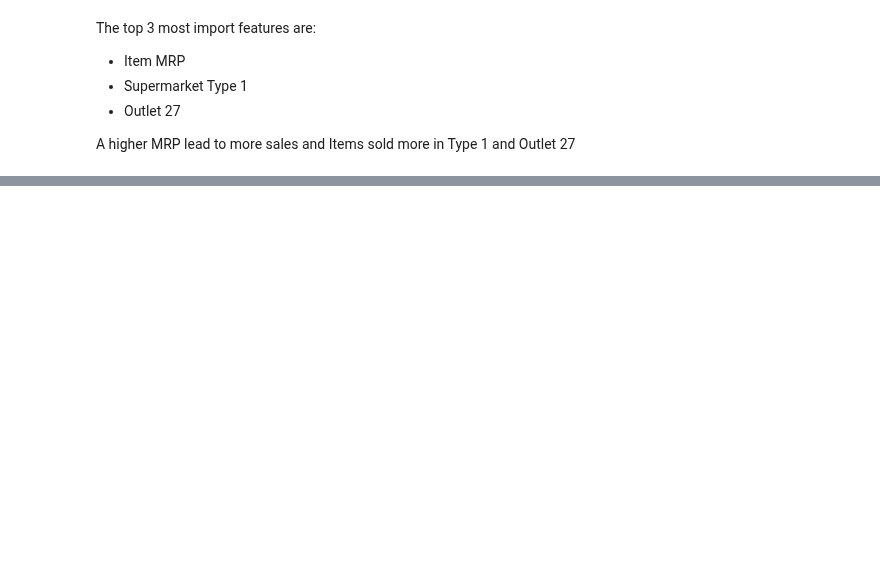
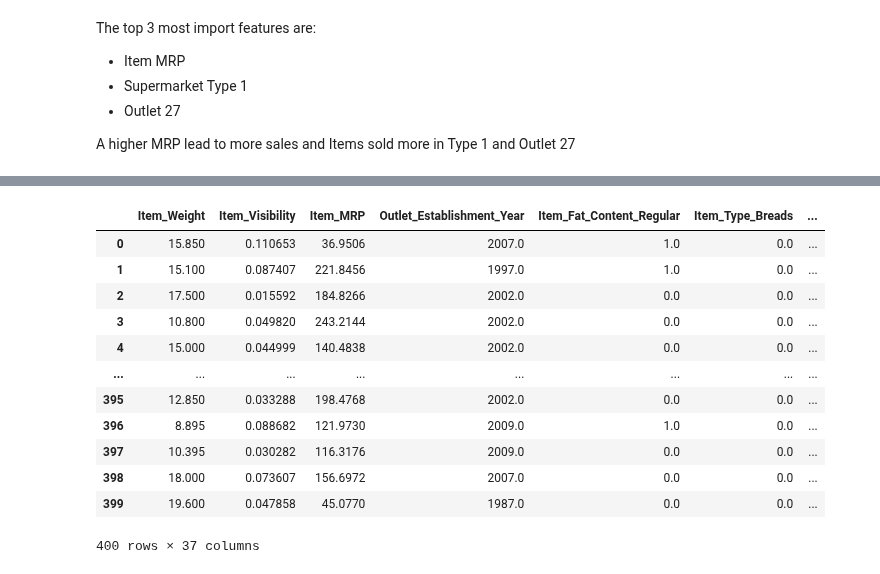
Before and after one commit to mikemenj/Assignments, a Jupyter notebook: DataViz/Week1/Project1/Explaining-Models-with-Shap.ipynb, the cells around one changed output, grey strips where cells are left out. Drawn from its saved outputs; the diff is of its cells as text; code cells hidden in the pictures; blank space fills up the shorter version.

```diff
--- a/DataViz/Week1/Project1/Explaining-Models-with-Shap.ipynb
+++ b/DataViz/Week1/Project1/Explaining-Models-with-Shap.ipynb
@@ -1,7 +1,7 @@
 # %%
 import pandas as pd
 import matplotlib.pyplot as plt
-
+import numpy as np
 from sklearn.model_selection import train_test_split
 from sklearn.compose import make_column_transformer, make_column_selector
 from sklearn.pipeline import make_pipeline
@@ -14,6 +14,7 @@ from sklearn.ensemble import RandomForestRegressor
 
 import joblib
 import shap
+pd.set_option('display.max_columns', None)
 # %% [markdown]
 # Load
 # %%
@@ -132,0 +167,16 @@ A higher MRP lead to more sales and Items sold more in Type 1 and Outlet 27
+# %%
+X_shap_local
+# %% [output]
+|  | Item_Weight | Item_Visibility | Item_MRP | Outlet_Establishment_Year | Item_Fat_Content_Regular | Item_Type_Breads | ... |
+| 0 | 15.850 | 0.110653 | 36.9506 | 2007.0 | 1.0 | 0.0 | ... |
+| 1 | 15.100 | 0.087407 | 221.8456 | 1997.0 | 1.0 | 0.0 | ... |
+| 2 | 17.500 | 0.015592 | 184.8266 | 2002.0 | 0.0 | 0.0 | ... |
+| 3 | 10.800 | 0.049820 | 243.2144 | 2002.0 | 0.0 | 0.0 | ... |
+| 4 | 15.000 | 0.044999 | 140.4838 | 2002.0 | 0.0 | 0.0 | ... |
+| ... | ... | ... | ... | ... | ... | ... | ... |
+| 395 | 12.850 | 0.033288 | 198.4768 | 2002.0 | 0.0 | 0.0 | ... |
+| 396 | 8.895 | 0.088682 | 121.9730 | 2009.0 | 1.0 | 0.0 | ... |
+| 397 | 10.395 | 0.030282 | 116.3176 | 2009.0 | 0.0 | 0.0 | ... |
+| 398 | 18.000 | 0.073607 | 156.6972 | 2007.0 | 0.0 | 0.0 | ... |
+| 399 | 19.600 | 0.047858 | 45.0770 | 1987.0 | 0.0 | 0.0 | ... |
+400 rows × 37 columns
```
Also changed, not shown: parts of 17 cells of this notebook, 1 other file.
